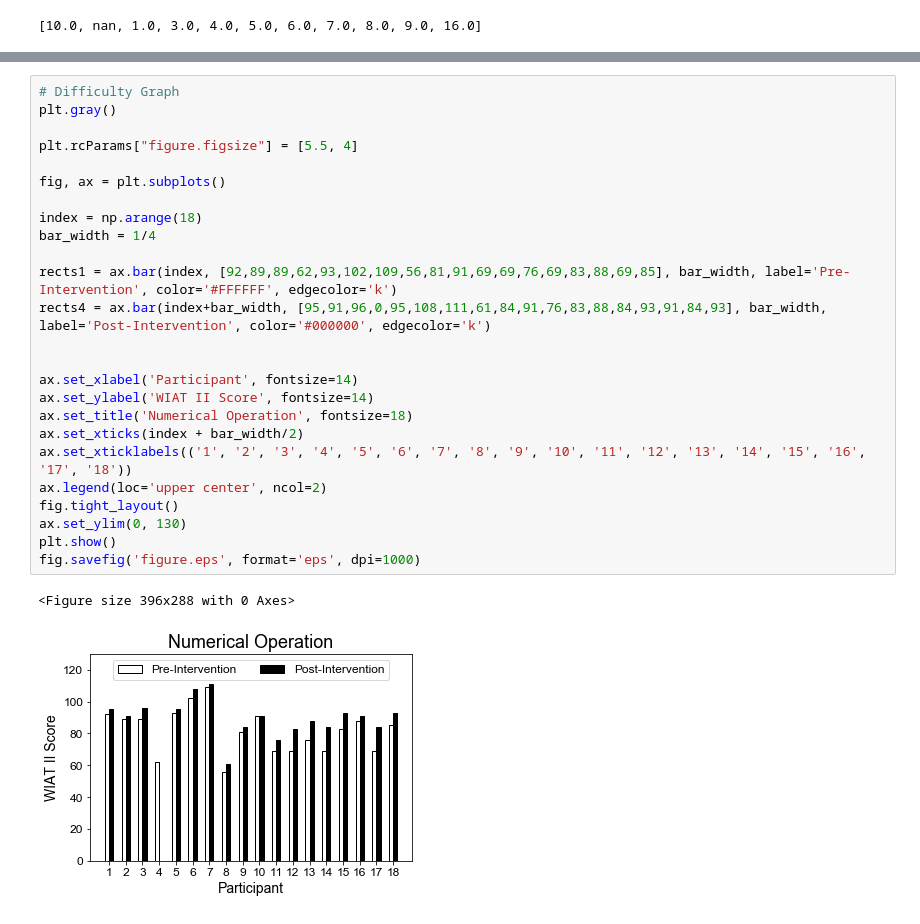
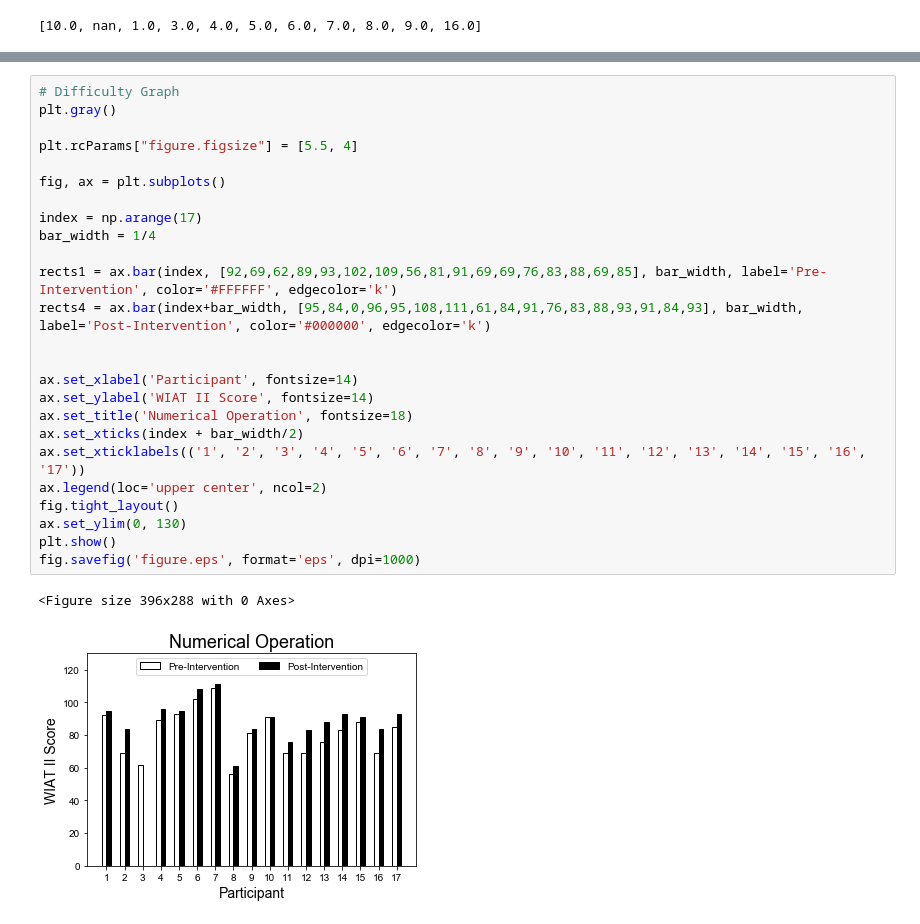
Before and after one commit to interaction-lab/exp_engagement, a Jupyter notebook: Analysis/feature_analysis.ipynb, the cells around one changed output, grey strips where cells are left out. Cells and saved outputs as stored; diff of their text form.

```diff
--- a/Analysis/feature_analysis.ipynb
+++ b/Analysis/feature_analysis.ipynb
@@ -552,31 +495,31 @@ fig.savefig('figure2.eps', format='eps', dpi=1000)
 # %%
 # Difficulty Graph
 plt.gray()
 
 plt.rcParams["figure.figsize"] = [5.5, 4]
 
 fig, ax = plt.subplots()
 
-index = np.arange(18)
+index = np.arange(17)
 bar_width = 1/4
 
-rects1 = ax.bar(index, [92,89,89,62,93,102,109,56,81,91,69,69,76,69,83,88,69,85], bar_width, label='Pre-Intervention', color='#FFFFFF', edgecolor='k')
-rects4 = ax.bar(index+bar_width, [95,91,96,0,95,108,111,61,84,91,76,83,88,84,93,91,84,93], bar_width, label='Post-Intervention', color='#000000', edgecolor='k')
+rects1 = ax.bar(index, [92,69,62,89,93,102,109,56,81,91,69,69,76,83,88,69,85], bar_width, label='Pre-Intervention', color='#FFFFFF', edgecolor='k')
+rects4 = ax.bar(index+bar_width, [95,84,0,96,95,108,111,61,84,91,76,83,88,93,91,84,93], bar_width, label='Post-Intervention', color='#000000', edgecolor='k')
 
 
 ax.set_xlabel('Participant', fontsize=14)
 ax.set_ylabel('WIAT II Score', fontsize=14)
 ax.set_title('Numerical Operation', fontsize=18)
 ax.set_xticks(index + bar_width/2)
-ax.set_xticklabels(('1', '2', '3', '4', '5', '6', '7', '8', '9', '10', '11', '12', '13', '14', '15', '16', '17', '18'))
+ax.set_xticklabels(('1', '2', '3', '4', '5', '6', '7', '8', '9', '10', '11', '12', '13', '14', '15', '16', '17'))
 ax.legend(loc='upper center', ncol=2)
 fig.tight_layout()
 ax.set_ylim(0, 130)
 plt.show()
 fig.savefig('figure.eps', format='eps', dpi=1000)
 # %% [output]
 <Figure size 396x288 with 0 Axes>
-[figure, old version]
+[figure, new version]
 # %%
 # Difficulty Graph
 plt.gray()
```
Also changed, not shown: parts of 7 cells of this notebook, 2 other files.
